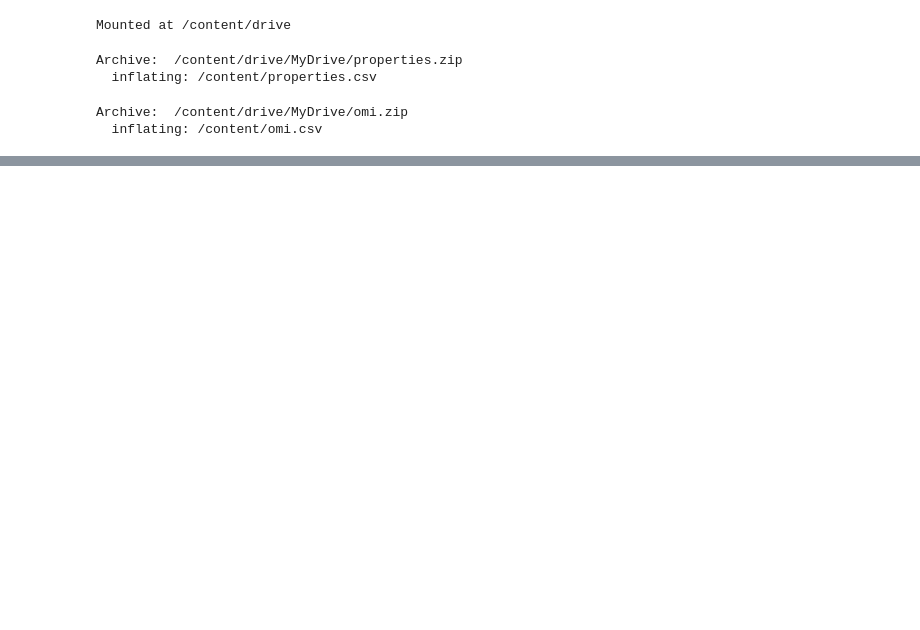
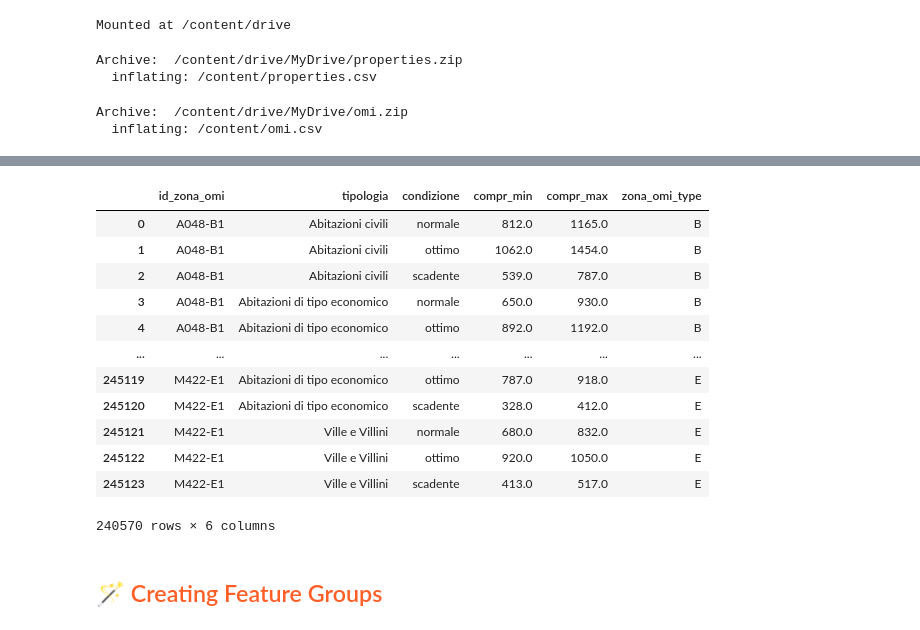
Before and after one commit to jackma-00/house-price-prediction, a Jupyter notebook: experiments/1_house_price_feature_backfill.ipynb, the cells around one changed output, grey strips where cells are left out. Drawn from its saved outputs; the diff is of its cells as text; code cells hidden in the pictures; blank space fills up the shorter version.

Commit message:
Both feature groups are updated and ready for merging and inference

```diff
--- a/experiments/1_house_price_feature_backfill.ipynb
+++ b/experiments/1_house_price_feature_backfill.ipynb
@@ -151,0 +95,3 @@ omi_df.dropna(inplace=True)
+# %%
+# Convert column names to lowercase
+omi_df.columns = omi_df.columns.str.lower()
@@ -152,3 +187,30 @@ omi_df.dropna(inplace=True)
+# %%
+omi_df = omi_df[[
+    'id_zona_omi',
+    'tipologia',
+    'condizione',
+    'compr_min',
+    'compr_max',
+    'zona_omi_type',
+]]
+# %%
+omi_df
+# %% [output]
+|  | id_zona_omi | tipologia | condizione | compr_min | compr_max | zona_omi_type |
+| 0 | A048-B1 | Abitazioni civili | normale | 812.0 | 1165.0 | B |
+| 1 | A048-B1 | Abitazioni civili | ottimo | 1062.0 | 1454.0 | B |
+| 2 | A048-B1 | Abitazioni civili | scadente | 539.0 | 787.0 | B |
+| 3 | A048-B1 | Abitazioni di tipo economico | normale | 650.0 | 930.0 | B |
+| 4 | A048-B1 | Abitazioni di tipo economico | ottimo | 892.0 | 1192.0 | B |
+| ... | ... | ... | ... | ... | ... | ... |
+| 245119 | M422-E1 | Abitazioni di tipo economico | ottimo | 787.0 | 918.0 | E |
+| 245120 | M422-E1 | Abitazioni di tipo economico | scadente | 328.0 | 412.0 | E |
+| 245121 | M422-E1 | Ville e Villini | normale | 680.0 | 832.0 | E |
+| 245122 | M422-E1 | Ville e Villini | ottimo | 920.0 | 1050.0 | E |
+| 245123 | M422-E1 | Ville e Villini | scadente | 413.0 | 517.0 | E |
+240570 rows × 6 columns
+# %% [markdown]
+## <span style="color:#ff5f27;"> 🪄 Creating Feature Groups </span>
 # %%
 fs = proj.get_feature_store()
 # %%
```
Also changed, not shown: parts of 31 cells of this notebook.
